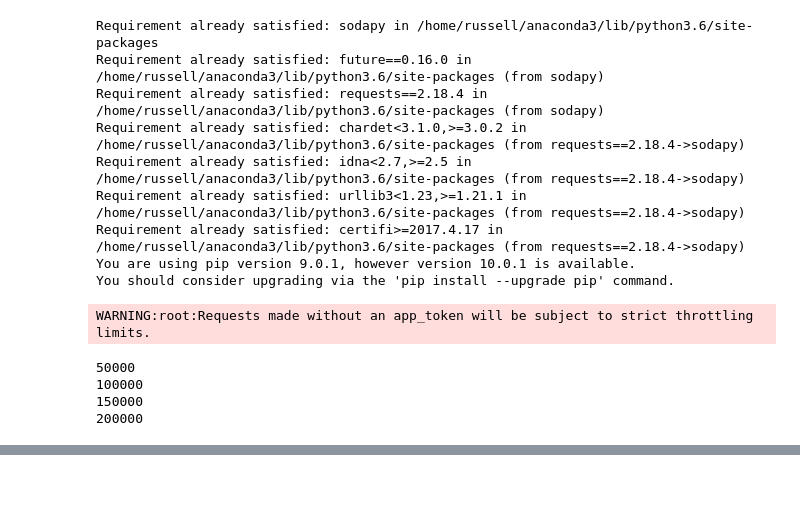
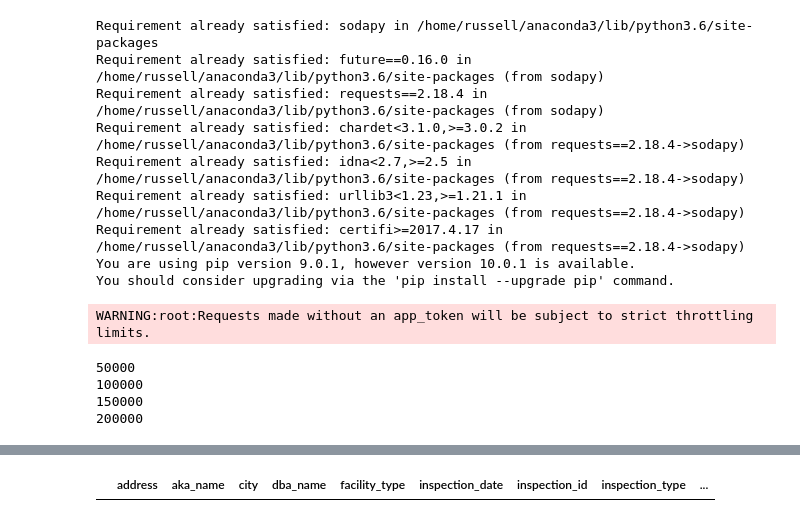
Before and after one commit to Sustainabilist/ChicagoDataAnalysis, a Jupyter notebook: CODE/13_food_inspection_download.ipynb, the cells around one changed output, grey strips where cells are left out. Drawn from its saved outputs; the diff is of its cells as text; code cells hidden in the pictures; blank space fills up the shorter version.

```diff
--- a/CODE/13_food_inspection_download.ipynb
+++ b/CODE/13_food_inspection_download.ipynb
@@ -49,3 +108,7 @@ inspections.rename(columns={"license_": "license"}, inplace=True)
+# %%
+inspections
+# %% [output]
+|  | address | aka_name | city | dba_name | facility_type | inspection_date | inspection_id | inspection_type | ... |
 # %%
 import os.path
 root_path = os.path.dirname(os.getcwd())
```
Also changed, not shown: parts of 10 cells of this notebook, 2 other files.
